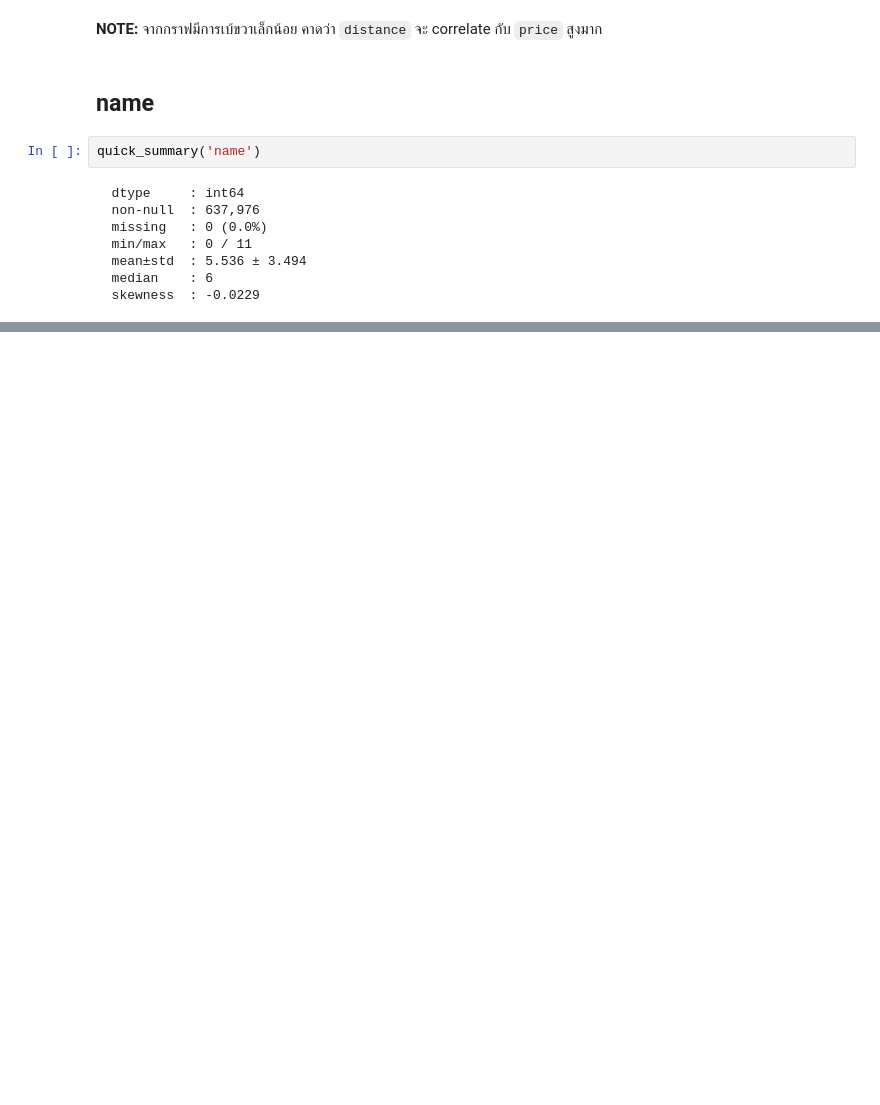
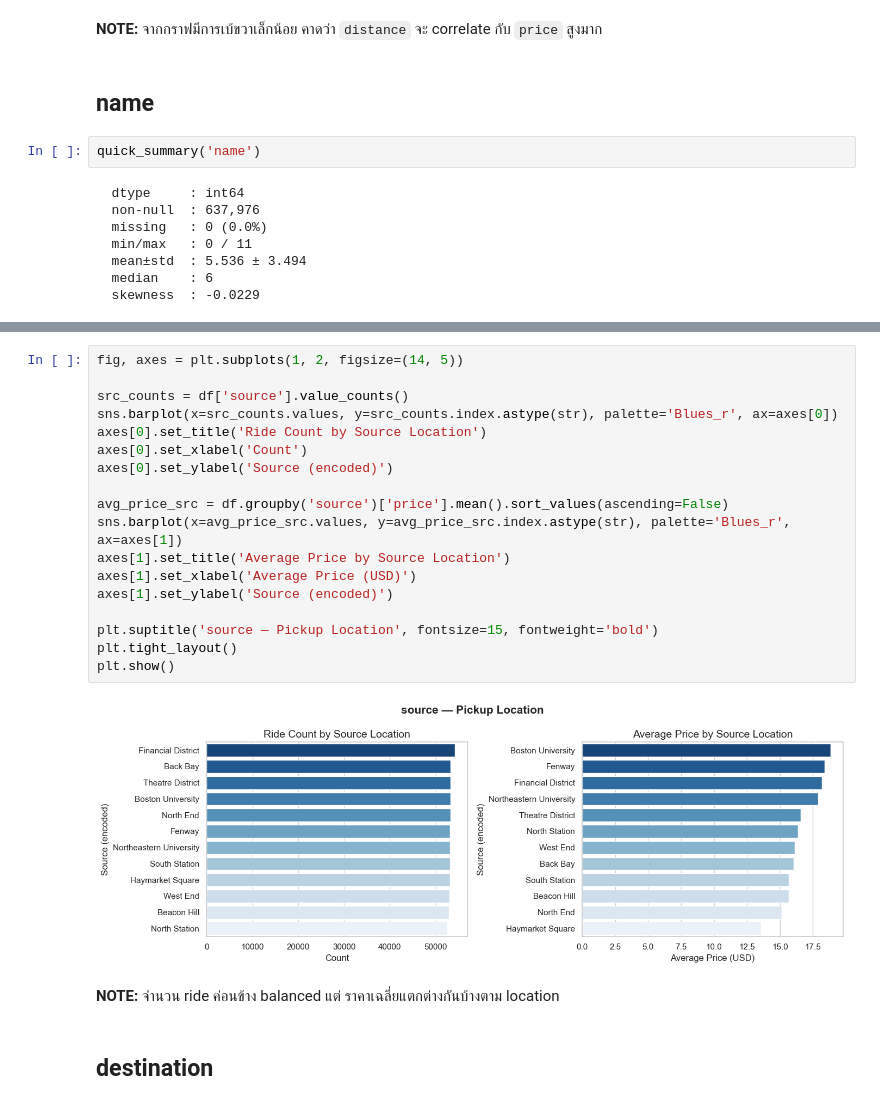
Before and after one commit to Bobbie-CPE38/cpe232-final-project, a Jupyter notebook: notebooks/eda_univariate.ipynb, the cells around one changed output, grey strips where cells are left out. Saved outputs shown, nothing was run; the diff lists cells and outputs as text; blank space fills up the shorter version.

```diff
--- a/notebooks/eda_univariate.ipynb
+++ b/notebooks/eda_univariate.ipynb
@@ -162,0 +174,24 @@ Passing `palette` without assigning `hue` is deprecated and will be removed in v
+# %%
+fig, axes = plt.subplots(1, 2, figsize=(14, 5))
+
+src_counts = df['source'].value_counts()
+sns.barplot(x=src_counts.values, y=src_counts.index.astype(str), palette='Blues_r', ax=axes[0])
+axes[0].set_title('Ride Count by Source Location')
+axes[0].set_xlabel('Count')
+axes[0].set_ylabel('Source (encoded)')
+
+avg_price_src = df.groupby('source')['price'].mean().sort_values(ascending=False)
+sns.barplot(x=avg_price_src.values, y=avg_price_src.index.astype(str), palette='Blues_r', ax=axes[1])
+axes[1].set_title('Average Price by Source Location')
+axes[1].set_xlabel('Average Price (USD)')
+axes[1].set_ylabel('Source (encoded)')
+
+plt.suptitle('source — Pickup Location', fontsize=15, fontweight='bold')
+plt.tight_layout()
+plt.show()
+# %% [output]
+[figure, added]
+# %% [markdown]
+**NOTE:** จำนวน ride ค่อนข้าง balanced แต่ ราคาเฉลี่ยแตกต่างกันบ้างตาม location
+# %% [markdown]
+## destination
```
Also changed, not shown: parts of 19 cells of this notebook.
